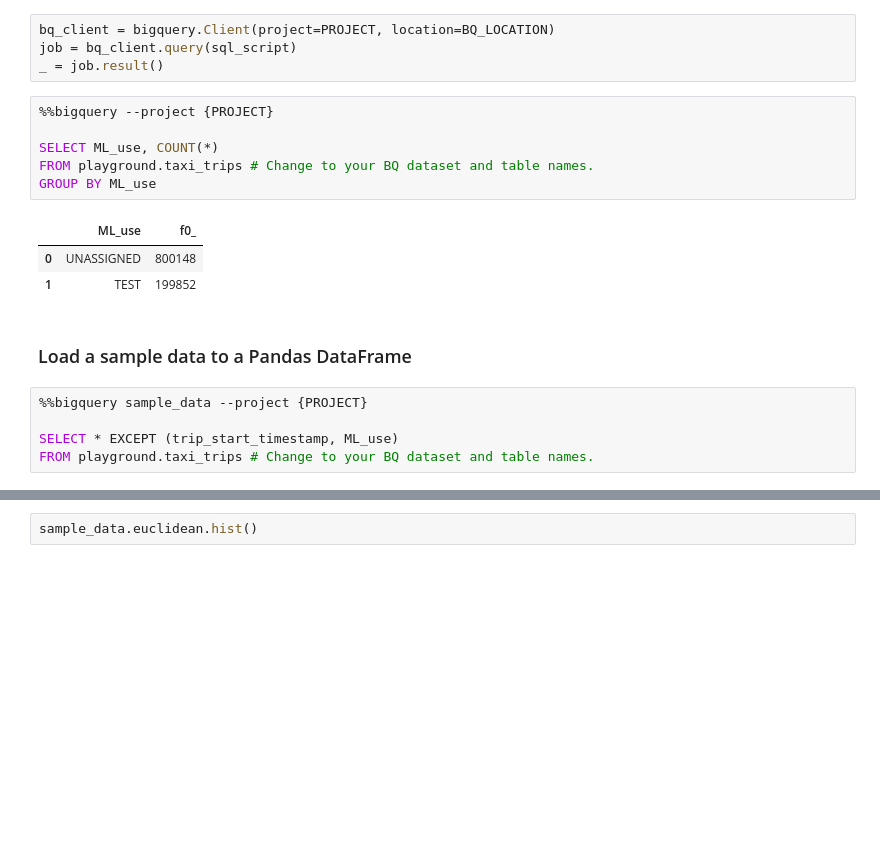
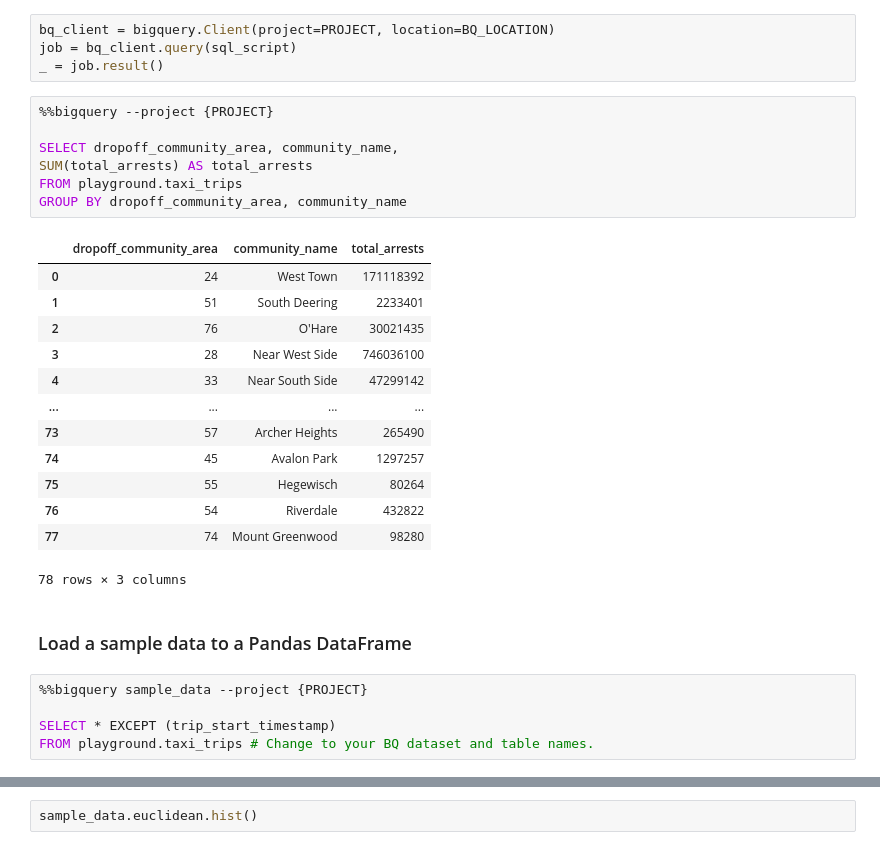
Before and after one commit to GCP-ML-specialisation/gcp-ml-specialisation-demo1, a Jupyter notebook: 01-dataset-management.ipynb, the cells around one changed output, grey strips where cells are left out. Cells and saved outputs as stored; diff of their text form; blank space fills up the shorter version.

```diff
--- a/01-dataset-management.ipynb
+++ b/01-dataset-management.ipynb
@@ -280,19 +207,30 @@ _ = job.result()
 # %%
 %%bigquery --project {PROJECT}
 
-SELECT ML_use, COUNT(*)
-FROM playground.taxi_trips # Change to your BQ dataset and table names.
-GROUP BY ML_use
+SELECT dropoff_community_area, community_name,
+SUM(total_arrests) AS total_arrests
+FROM playground.taxi_trips
+GROUP BY dropoff_community_area, community_name
 # %% [output]
-|  | ML_use | f0_ |
-| 0 | UNASSIGNED | 800148 |
-| 1 | TEST | 199852 |
+|  | dropoff_community_area | community_name | total_arrests |
+| 0 | 24 | West Town | 171118392 |
+| 1 | 51 | South Deering | 2233401 |
+| 2 | 76 | O'Hare | 30021435 |
+| 3 | 28 | Near West Side | 746036100 |
+| 4 | 33 | Near South Side | 47299142 |
+| ... | ... | ... | ... |
+| 73 | 57 | Archer Heights | 265490 |
+| 74 | 45 | Avalon Park | 1297257 |
+| 75 | 55 | Hegewisch | 80264 |
+| 76 | 54 | Riverdale | 432822 |
+| 77 | 74 | Mount Greenwood | 98280 |
+78 rows × 3 columns
 # %% [markdown]
 ### Load a sample data to a Pandas DataFrame
 # %%
 %%bigquery sample_data --project {PROJECT}
 
-SELECT * EXCEPT (trip_start_timestamp, ML_use)
+SELECT * EXCEPT (trip_start_timestamp)
 FROM playground.taxi_trips # Change to your BQ dataset and table names.
 # %%
 sample_data.head().T
```
Also changed, not shown: parts of 10 cells of this notebook, 17 other files.
